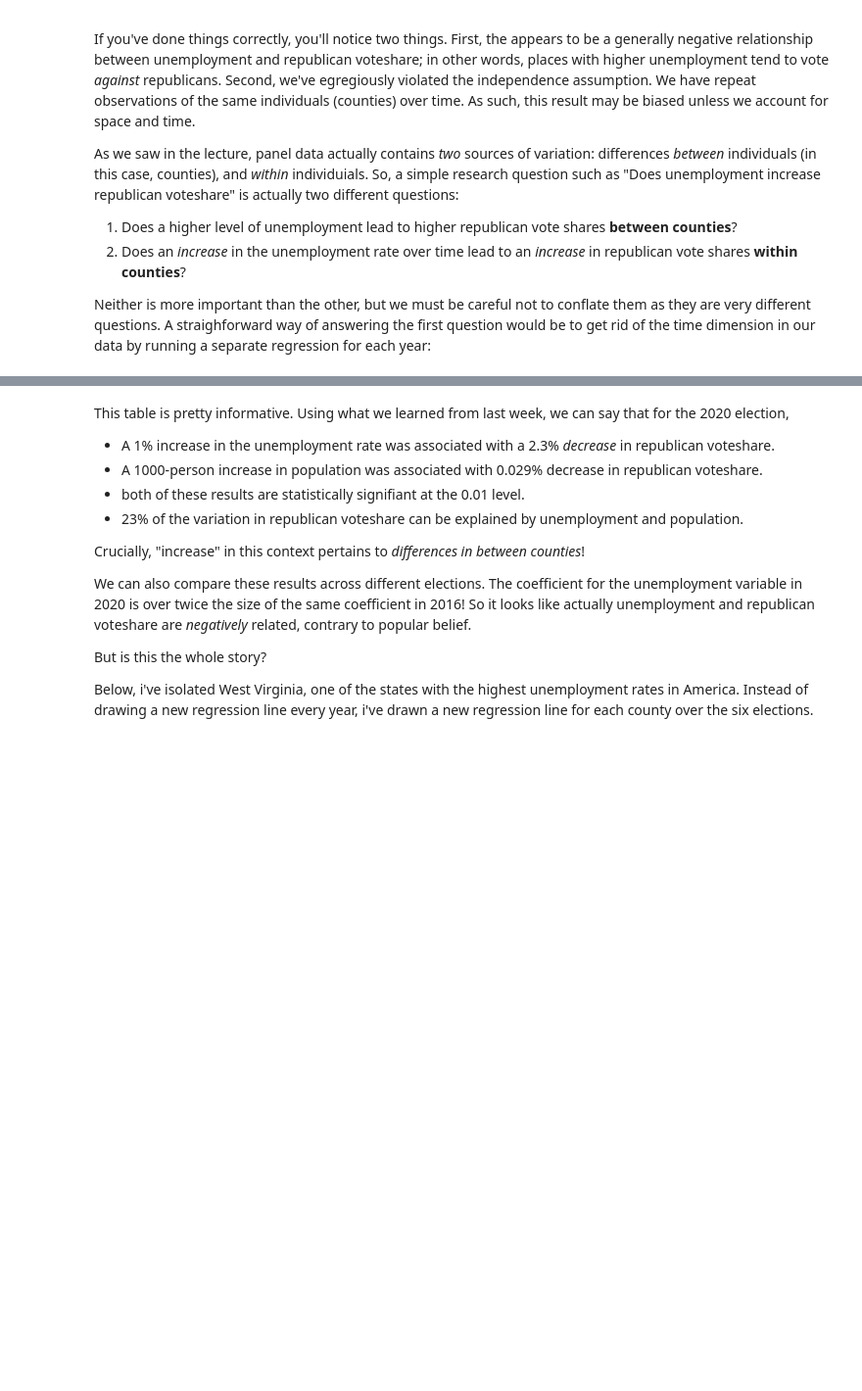
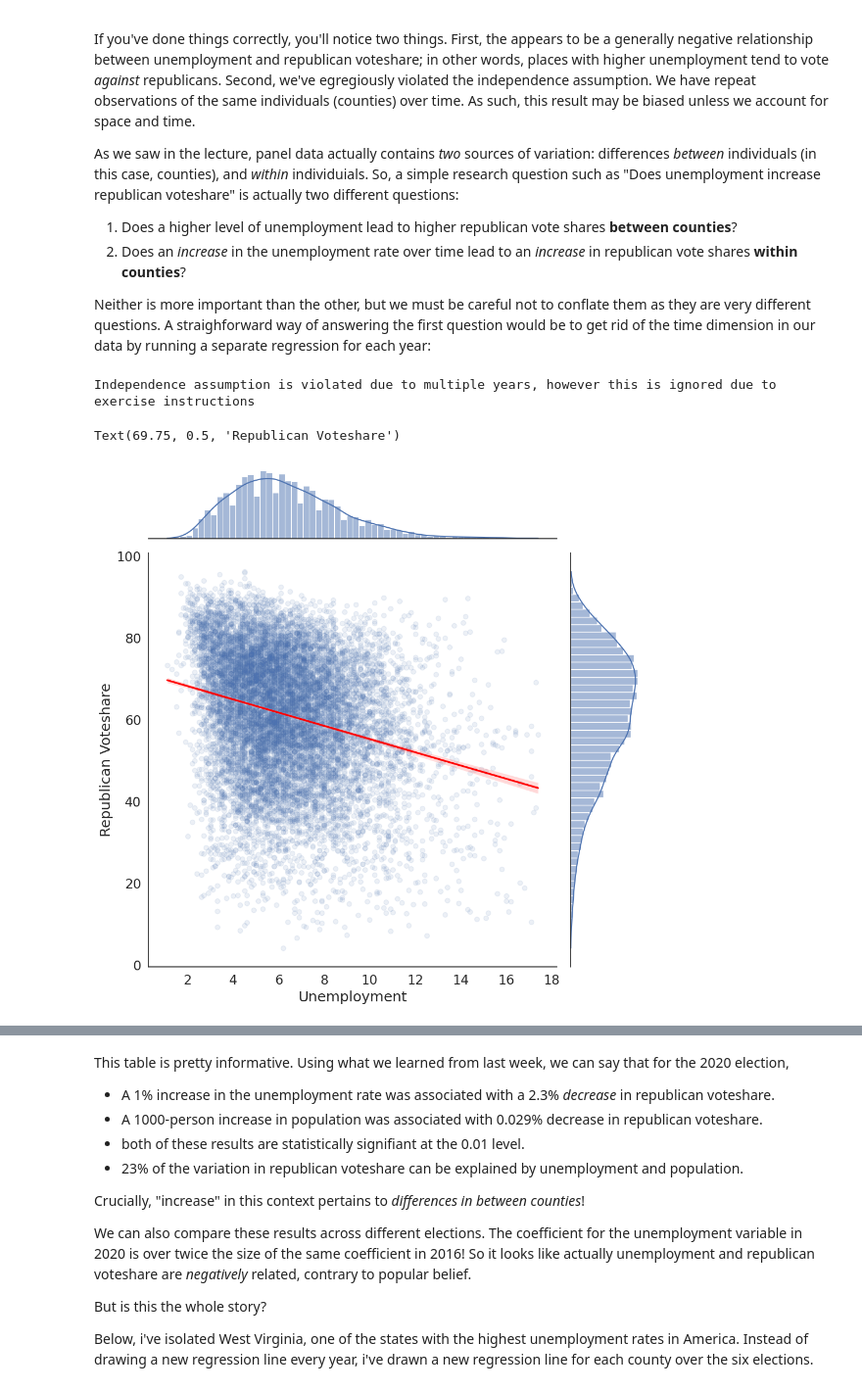
Before and after one commit to shiraparnes/QM2, a Jupyter notebook: notebooks_2025_option_2/W8_Try Again.ipynb, the cells around one changed output, grey strips where cells are left out. Shown at 98% size. Cells and saved outputs as stored; diff of their text form; code cells hidden in the pictures; blank space fills up the shorter version.

```diff
--- a/notebooks_2025_option_2/W8_Try Again.ipynb
+++ b/notebooks_2025_option_2/W8_Try Again.ipynb
@@ -152,3 +152,21 @@ summary[['count','mean','std','min','max']]
 sns.boxplot(data=d_cf , y='unemployment')
 # %%
 sns.boxplot(data=d_cf , y='r_votes')
+# %%
+print("Independence assumption is violated due to multiple years, however this is ignored due to exercise instructions")
+# %% [output]
+Independence assumption is violated due to multiple years, however this is ignored due to exercise instructions
+# %%
+sns.jointplot(data=d_cf,
+                x='unemployment',
+                y='r_votes',
+                kind="reg",
+                scatter_kws=dict(alpha=0.1),
+                line_kws=dict(color='red'),
+                height=10)
+
+plt.xlabel('Unemployment')
+plt.ylabel('Republican Voteshare')
+# %% [output]
+Text(69.75, 0.5, 'Republican Voteshare')
+[figure, added]
```
Also changed, not shown: parts of 4 cells of this notebook.
